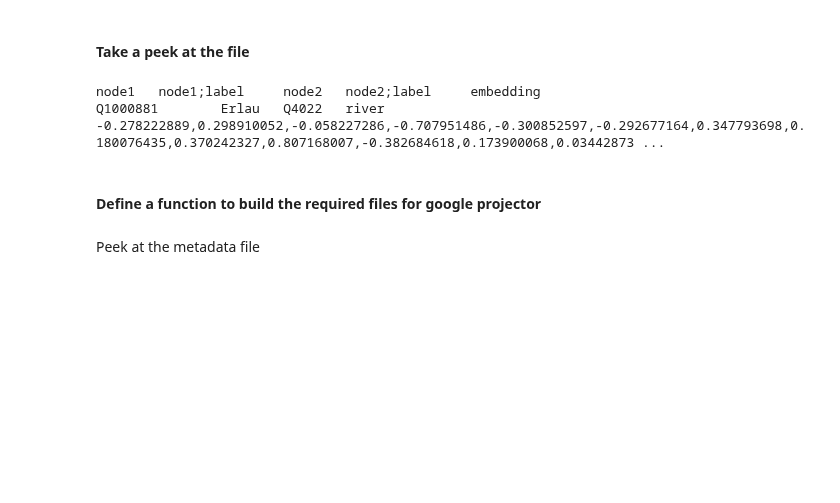
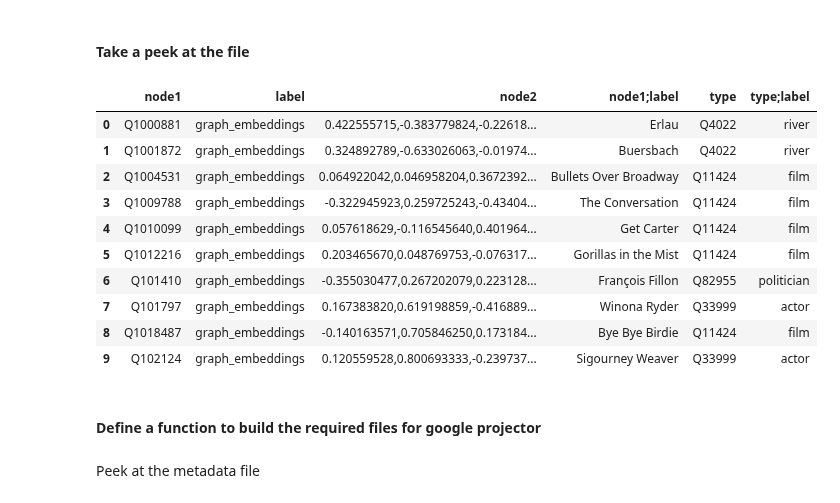
Before and after one commit to usc-isi-i2/kgtk-notebooks, a Jupyter notebook: tutorial/kg-graph-embeddings.ipynb, the cells around one changed output. Saved outputs shown, nothing was run; the diff lists cells and outputs as text; code cells hidden in the pictures; blank space fills up the shorter version.

```diff
--- a/tutorial/kg-graph-embeddings.ipynb
+++ b/tutorial/kg-graph-embeddings.ipynb
@@ -321,10 +383,19 @@ Wall time: 3.73 s
 # %% [markdown]
 #### Take a peek at the file
 # %%
-!head -2 $TEMP/arnold.embeddings.google.projector.tsv
+kgtk("""head -i $TEMP/arnold.embeddings.google.projector.tsv""")
 # %% [output]
-node1   node1;label     node2   node2;label     embedding
-Q1000881        Erlau   Q4022   river   -0.278222889,0.298910052,-0.058227286,-0.707951486,-0.300852597,-0.292677164,0.347793698,0.180076435,0.370242327,0.807168007,-0.382684618,0.173900068,0.03442873 ...
+|  | node1 | label | node2 | node1;label | type | type;label |
+| 0 | Q1000881 | graph_embeddings | 0.422555715,-0.383779824,-0.22618... | Erlau | Q4022 | river |
+| 1 | Q1001872 | graph_embeddings | 0.324892789,-0.633026063,-0.01974... | Buersbach | Q4022 | river |
+| 2 | Q1004531 | graph_embeddings | 0.064922042,0.046958204,0.3672392... | Bullets Over Broadway | Q11424 | film |
+| 3 | Q1009788 | graph_embeddings | -0.322945923,0.259725243,-0.43404... | The Conversation | Q11424 | film |
+| 4 | Q1010099 | graph_embeddings | 0.057618629,-0.116545640,0.401964... | Get Carter | Q11424 | film |
+| 5 | Q1012216 | graph_embeddings | 0.203465670,0.048769753,-0.076317... | Gorillas in the Mist | Q11424 | film |
+| 6 | Q101410 | graph_embeddings | -0.355030477,0.267202079,0.223128... | François Fillon | Q82955 | politician |
+| 7 | Q101797 | graph_embeddings | 0.167383820,0.619198859,-0.416889... | Winona Ryder | Q33999 | actor |
+| 8 | Q1018487 | graph_embeddings | -0.140163571,0.705846250,0.173184... | Bye Bye Birdie | Q11424 | film |
+| 9 | Q102124 | graph_embeddings | 0.120559528,0.800693333,-0.239737... | Sigourney Weaver | Q33999 | actor |
 # %% [markdown]
 #### Define a function to build the required files for google projector
 # %%
```
Also changed, not shown: parts of 41 cells of this notebook.
